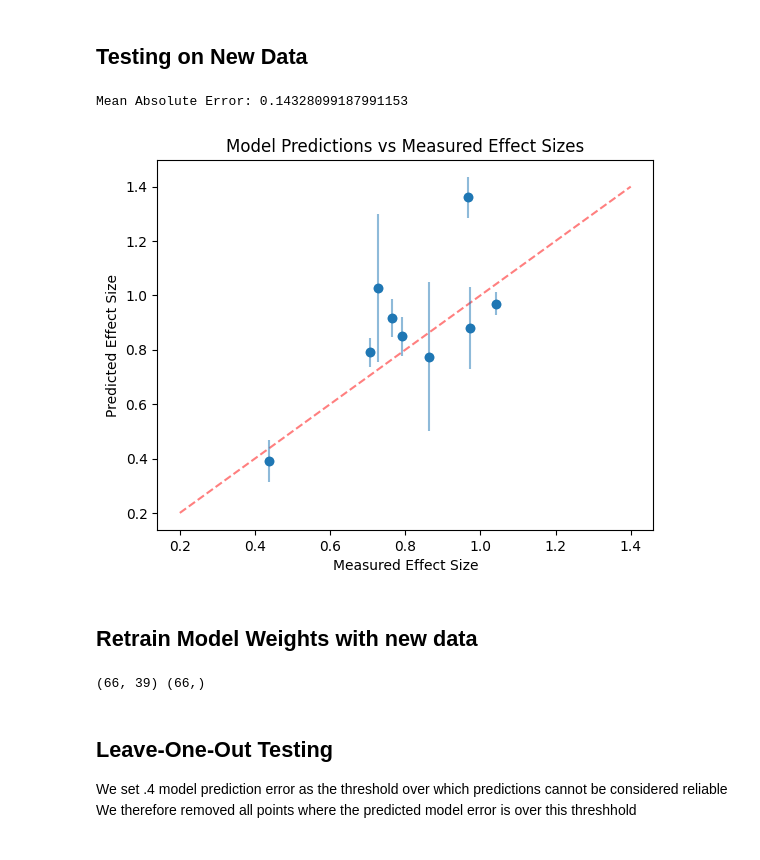
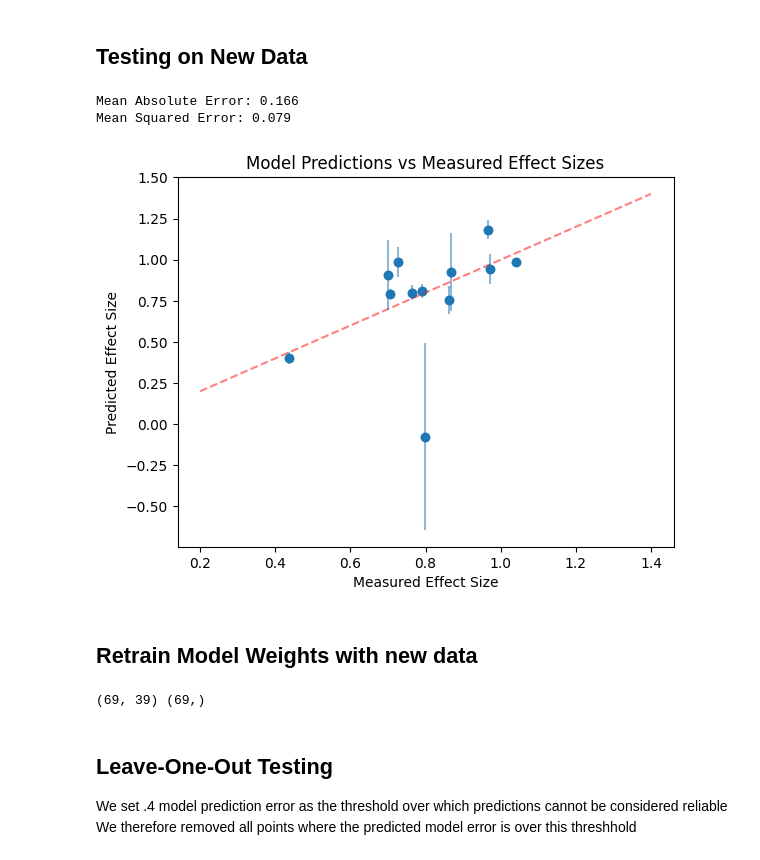
Before and after one commit to oross314/Modeling-Active-Learning-Classrooms, a Jupyter notebook: regression_model.ipynb, the cells around one changed output. Saved outputs shown, nothing was run; the diff lists cells and outputs as text; code cells hidden in the pictures.

```diff
--- a/regression_model.ipynb
+++ b/regression_model.ipynb
@@ -42,7 +42,7 @@ for i in range(10):
 true_base_AIC = AIC / 10
 # %%
 #its sets the number of different orders of variables to try
-its = 10000
+its = 30000
 
 #empty arrays to store which features are retained and associated AICS
 AICs = np.zeros(its)
@@ -129,33 +136,35 @@ np.save('weights/mean_bootstrap_weights.npy', mean_bootstrap_weights)
 # %%
 measured_data = pd.read_csv('Measured Data/measured_data.csv')
 #Remove classes with pretest means > .6
 measured_data = measured_data[measured_data['PreMean'] < .6]
 
 
 measured_COPUS_data = measured_data[['Lec', 'CG', 'WG', 'SQ']].values
 measured_effect_sizes = measured_data['Effect Size'].values
 
 measurement_predictions = add_cross_terms(measured_COPUS_data) @ mean_bootstrap_weights
 measurement_bootstrap_errors = np.std(np.mean(bootstrap_weights, axis = 0) @ add_cross_terms(measured_COPUS_data).T, axis=0)
 
 #remove classes with bootstrap error > .4
-measurement_predictions = measurement_predictions[measurement_bootstrap_errors < .4]
-measured_effect_sizes = measured_effect_sizes[measurement_bootstrap_errors < .4]
-measured_COPUS_data = measured_COPUS_data[measurement_bootstrap_errors < .4]
-measurement_bootstrap_errors = measurement_bootstrap_errors[measurement_bootstrap_errors < .4]
+#measurement_predictions = measurement_predictions[measurement_bootstrap_errors < .4]
+#measured_effect_sizes = measured_effect_sizes[measurement_bootstrap_errors < .4]
+#measured_COPUS_data = measured_COPUS_data[measurement_bootstrap_errors < .4]
+#measurement_bootstrap_errors = measurement_bootstrap_errors[measurement_bootstrap_errors < .4]
 
 
 plt.scatter(measured_effect_sizes, measurement_predictions)
 plt.plot([.2, 1.4], [.2, 1.4], 'r--', alpha=0.5)
 plt.errorbar(measured_effect_sizes, measurement_predictions, yerr=measurement_bootstrap_errors, fmt='o', alpha=0.5)
 plt.xlabel('Measured Effect Size')
 plt.ylabel('Predicted Effect Size')
 plt.title('Model Predictions vs Measured Effect Sizes')
 
-print('Mean Absolute Error:', np.mean(np.abs(measurement_predictions - measured_effect_sizes)))
+print('Mean Absolute Error:', np.round(np.mean(np.abs(measurement_predictions - measured_effect_sizes)), 3))
+print('Mean Squared Error:', np.round(np.mean((measurement_predictions - measured_effect_sizes)**2), 3))
 # %% [output]
-Mean Absolute Error: 0.14328099187991153
+Mean Absolute Error: 0.166
+Mean Squared Error: 0.079
-[figure, old version]
+[figure, new version]
 # %% [markdown]
 ## Retrain Model Weights with new data
 # %%
@@ -182,8 +191,10 @@ for i in range(n):
 
 #average bootstrap weights across all feature selections
 mean_bootstrap_weights = np.mean(bootstrap_weights.reshape(-1, data.shape[1]), axis=0)
+np.save('weights/bootstrap_weights.npy', bootstrap_weights)
+np.save('weights/mean_bootstrap_weights.npy', mean_bootstrap_weights)
 # %% [output]
-(66, 39) (66,)
+(69, 39) (69,)
 # %% [markdown]
 ## Leave-One-Out Testing
 
```
Also changed, not shown: parts of 9 cells of this notebook, 2 other files.
